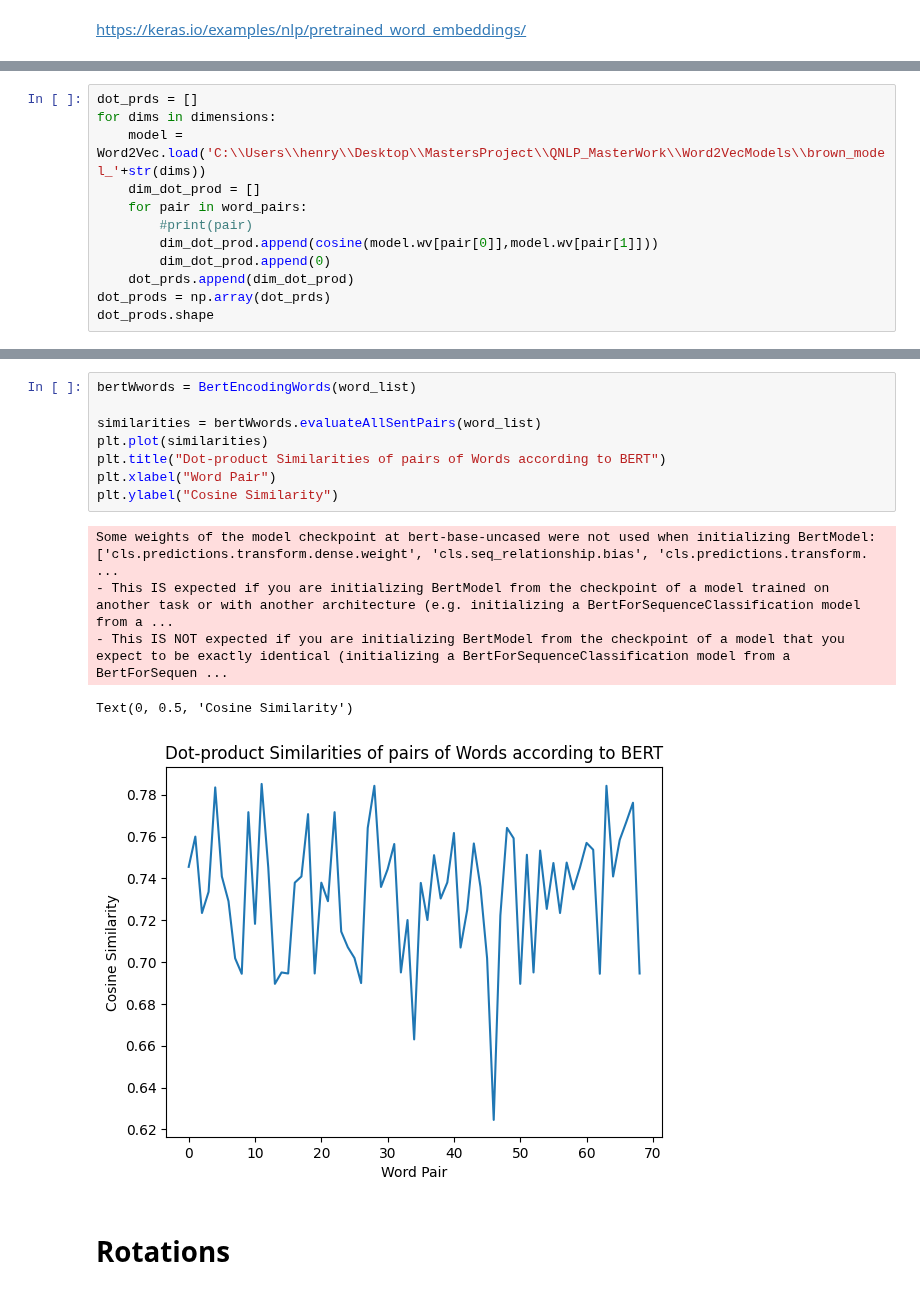
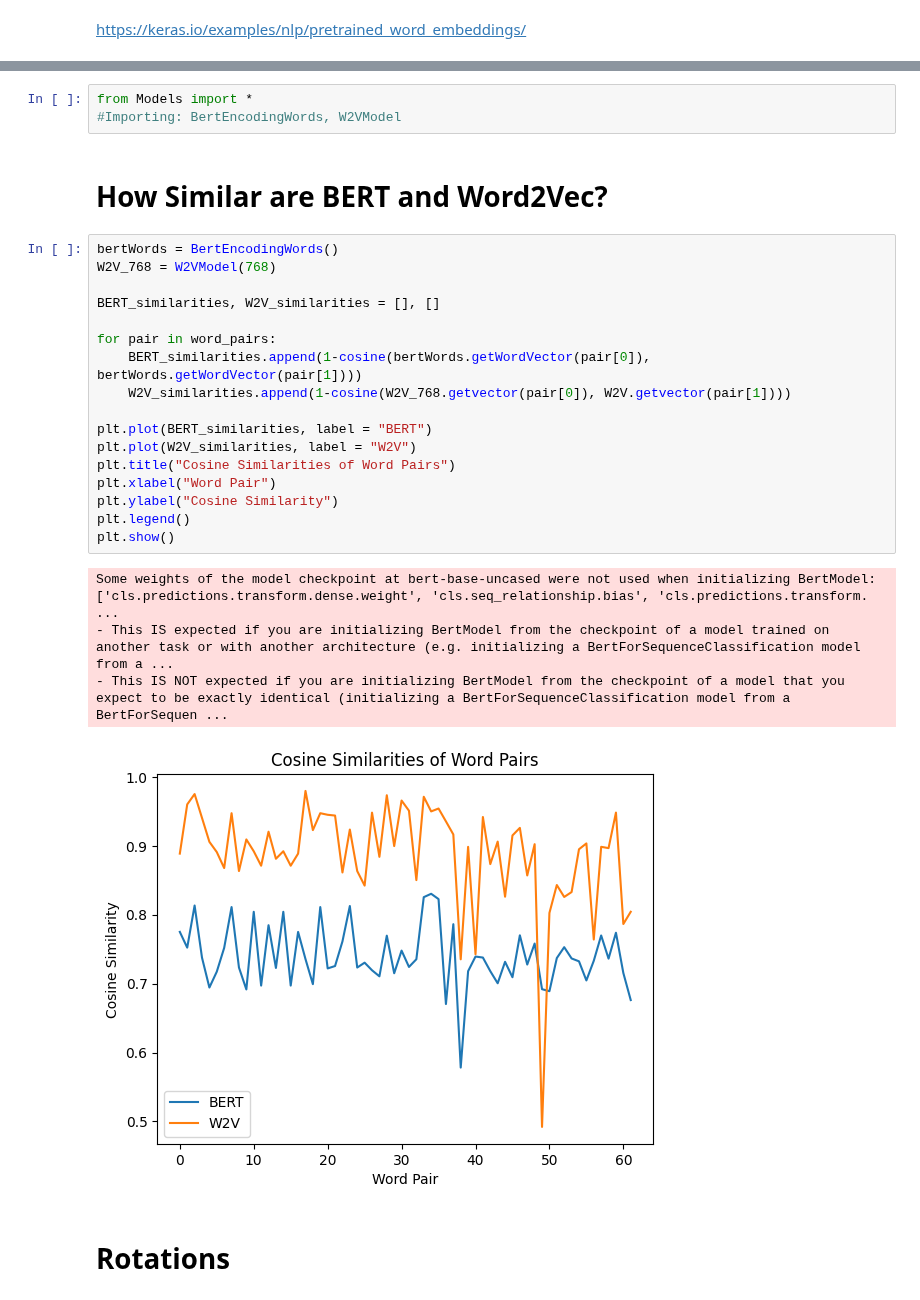
Before and after one commit to henry-dev-atkins/QNLP_MasterWork, a Jupyter notebook: ReadingWordData.ipynb, the cells around one changed output, grey strips where cells are left out. Saved outputs shown, nothing was run; the diff lists cells and outputs as text.

```diff
--- a/ReadingWordData.ipynb
+++ b/ReadingWordData.ipynb
@@ -205,12 +35,0 @@ cosine(model_100.wv[word_list[1]],model_100.wv[word_list[2]]), cosine(model_600.
-# %%
-dot_prds = []
-for dims in dimensions:
-	model = Word2Vec.load('C:\\Users\\henry\\Desktop\\MastersProject\\QNLP_MasterWork\\Word2VecModels\\brown_model_'+str(dims))
-	dim_dot_prod = []
-	for pair in word_pairs:
-		#print(pair)
-		dim_dot_prod.append(cosine(model.wv[pair[0]],model.wv[pair[1]]))
-		dim_dot_prod.append(0)
-	dot_prds.append(dim_dot_prod)
-dot_prods = np.array(dot_prds)
-dot_prods.shape
@@ -341,17 +36,30 @@ class BertEncodingWords():
-# %%
-bertWwords = BertEncodingWords(word_list)
-
-similarities = bertWwords.evaluateAllSentPairs(word_list)
-plt.plot(similarities)
-plt.title("Dot-product Similarities of pairs of Words according to BERT")
-plt.xlabel("Word Pair")
-plt.ylabel("Cosine Similarity")
-# %% [output]
-Some weights of the model checkpoint at bert-base-uncased were not used when initializing BertModel: ['cls.predictions.transform.dense.weight', 'cls.seq_relationship.bias', 'cls.predictions.transform. ...
-- This IS expected if you are initializing BertModel from the checkpoint of a model trained on another task or with another architecture (e.g. initializing a BertForSequenceClassification model from a ...
-- This IS NOT expected if you are initializing BertModel from the checkpoint of a model that you expect to be exactly identical (initializing a BertForSequenceClassification model from a BertForSequen ...
-Text(0, 0.5, 'Cosine Similarity')
-[figure, removed]
+# %%
+from Models import *
+#Importing: BertEncodingWords, W2VModel
+# %% [markdown]
+# How Similar are BERT and Word2Vec?
+# %%
+bertWords = BertEncodingWords()
+W2V_768 = W2VModel(768)
+
+BERT_similarities, W2V_similarities = [], []
+
+for pair in word_pairs:
+	BERT_similarities.append(1-cosine(bertWords.getWordVector(pair[0]), bertWords.getWordVector(pair[1])))
+	W2V_similarities.append(1-cosine(W2V_768.getvector(pair[0]), W2V.getvector(pair[1])))
+
+plt.plot(BERT_similarities, label = "BERT")
+plt.plot(W2V_similarities, label = "W2V")
+plt.title("Cosine Similarities of Word Pairs")
+plt.xlabel("Word Pair")
+plt.ylabel("Cosine Similarity")
+plt.legend()
+plt.show()
+# %% [output]
+Some weights of the model checkpoint at bert-base-uncased were not used when initializing BertModel: ['cls.predictions.transform.dense.weight', 'cls.seq_relationship.bias', 'cls.predictions.transform. ...
+- This IS expected if you are initializing BertModel from the checkpoint of a model trained on another task or with another architecture (e.g. initializing a BertForSequenceClassification model from a ...
+- This IS NOT expected if you are initializing BertModel from the checkpoint of a model that you expect to be exactly identical (initializing a BertForSequenceClassification model from a BertForSequen ...
+[figure, added]
 # %% [markdown]
 # Rotations
 # %%
```
Also changed, not shown: parts of 24 cells of this notebook, 4 other files.
